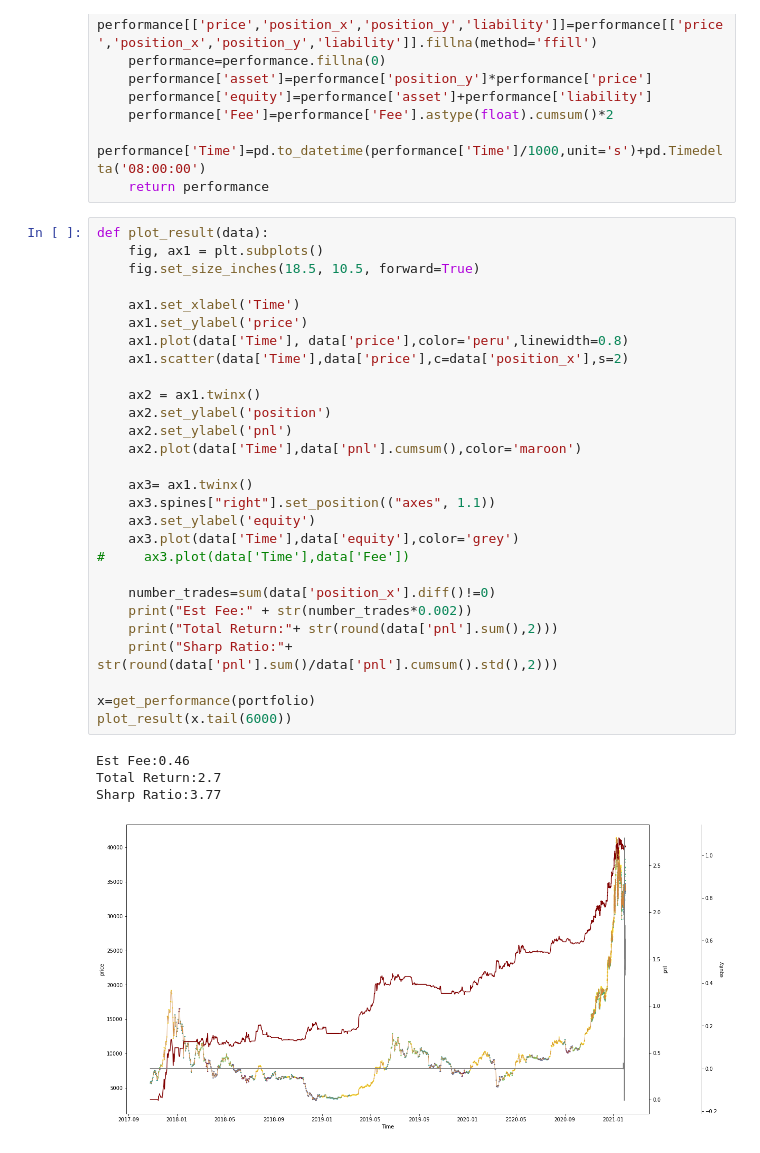
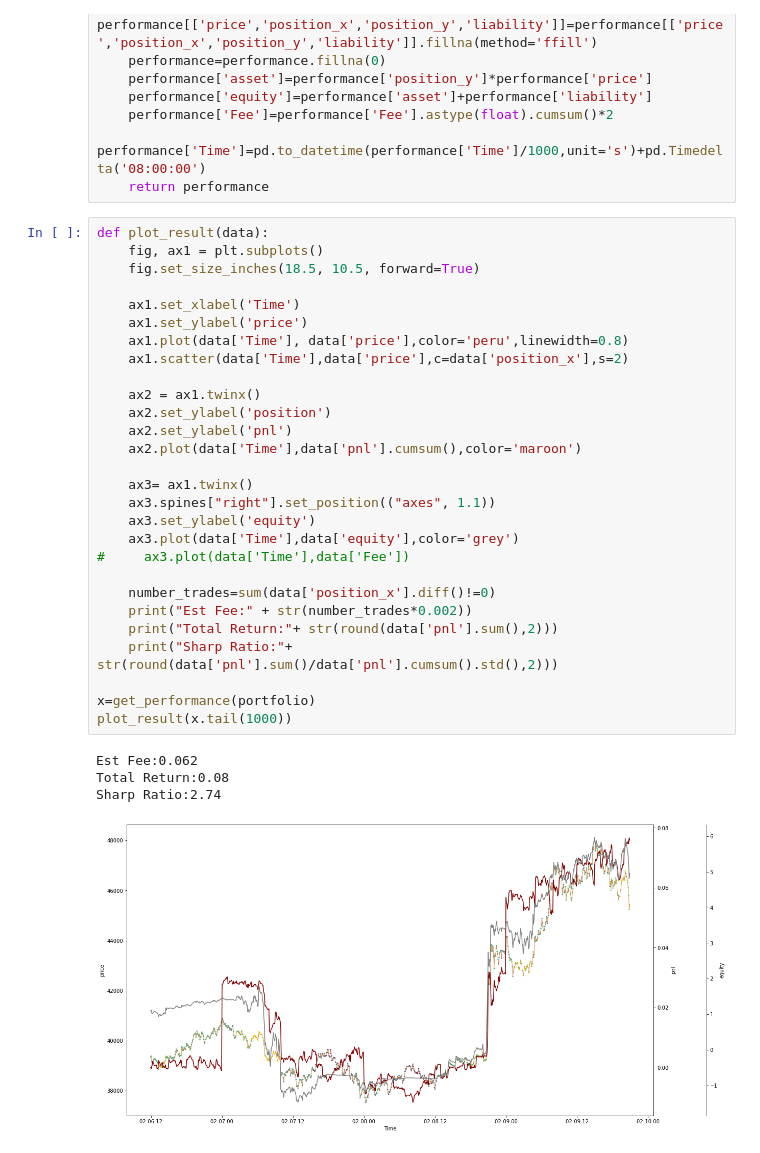
Before and after one commit to Yuego/huobi_Python, a Jupyter notebook: strategy/data/Performance_Report.ipynb, the cells around one changed output. Drawn from its saved outputs; the diff is of its cells as text.

```diff
--- a/strategy/data/Performance_Report.ipynb
+++ b/strategy/data/Performance_Report.ipynb
@@ -55,34 +80,34 @@ def get_performance(portfolio):
 # %%
 def plot_result(data):
     fig, ax1 = plt.subplots()
     fig.set_size_inches(18.5, 10.5, forward=True)
 
     ax1.set_xlabel('Time')
     ax1.set_ylabel('price')
     ax1.plot(data['Time'], data['price'],color='peru',linewidth=0.8)
     ax1.scatter(data['Time'],data['price'],c=data['position_x'],s=2)
 
     ax2 = ax1.twinx()
     ax2.set_ylabel('position')
     ax2.set_ylabel('pnl')
     ax2.plot(data['Time'],data['pnl'].cumsum(),color='maroon')
 
     ax3= ax1.twinx()
     ax3.spines["right"].set_position(("axes", 1.1))
     ax3.set_ylabel('equity')
     ax3.plot(data['Time'],data['equity'],color='grey')
 #     ax3.plot(data['Time'],data['Fee'])
 
     number_trades=sum(data['position_x'].diff()!=0)
     print("Est Fee:" + str(number_trades*0.002))
     print("Total Return:"+ str(round(data['pnl'].sum(),2)))
     print("Sharp Ratio:"+ str(round(data['pnl'].sum()/data['pnl'].cumsum().std(),2)))
 
 x=get_performance(portfolio)
-plot_result(x.tail(6000))
+plot_result(x.tail(1000))
 # %% [output]
-Est Fee:0.46
-Total Return:2.7
-Sharp Ratio:3.77
+Est Fee:0.062
+Total Return:0.08
+Sharp Ratio:2.74
-[figure, old version]
+[figure, new version]
 # %%
```
Also changed, not shown: parts of 5 cells of this notebook.
